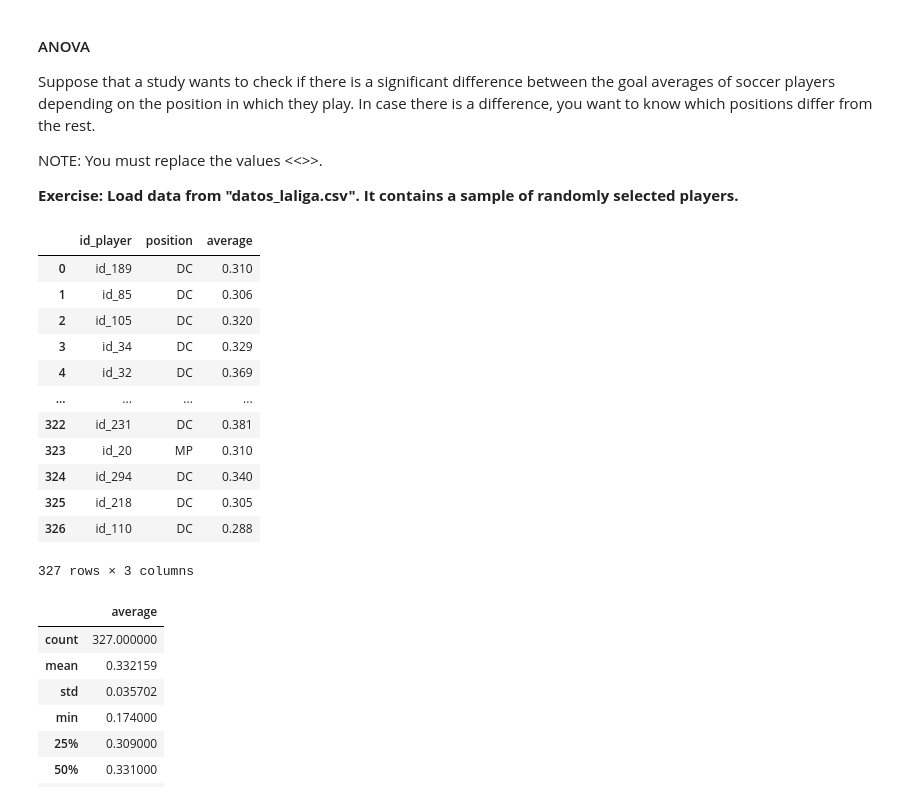
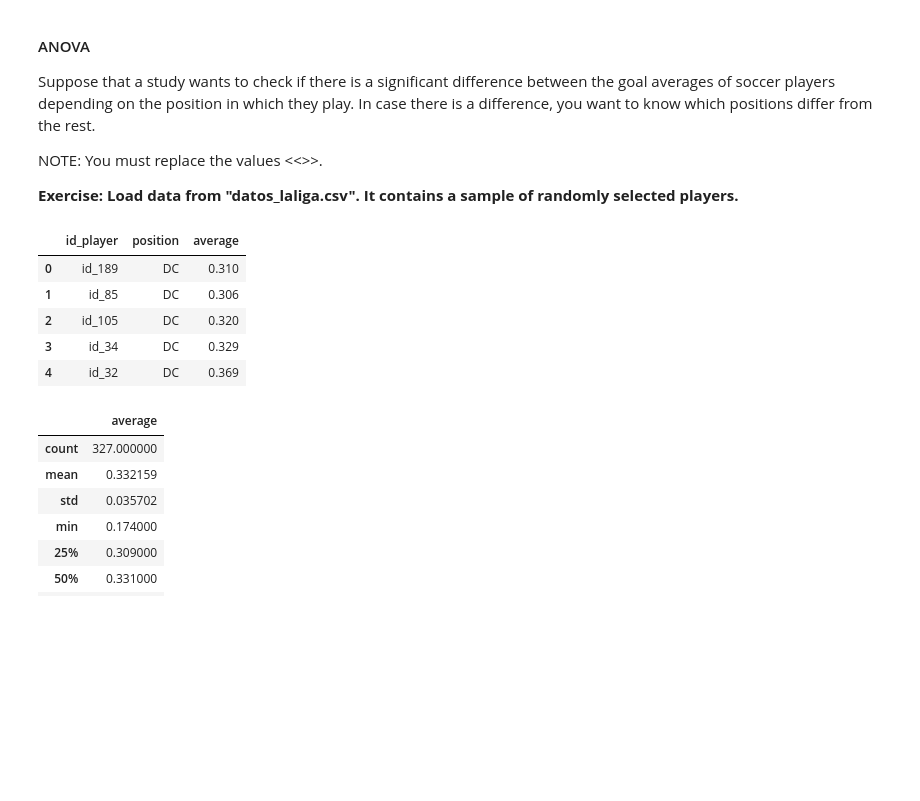
Before and after one commit to easyundercover/hypothesis-testing-exercises-project-with-python, a Jupyter notebook: notebook/problems.ipynb, the cells around one changed output. Cells and saved outputs as stored; diff of their text form; code cells hidden in the pictures; blank space fills up the shorter version.

```diff
--- a/notebook/problems.ipynb
+++ b/notebook/problems.ipynb
@@ -13,21 +13,14 @@ NOTE: You must replace the values <<<FIXME>>>.
 # %%
 import pandas as pd
 my_data = pd.read_csv('assets/datos_laliga.csv')
-my_data
+my_data.head()
 # %% [output]
 |  | id_player | position | average |
 | 0 | id_189 | DC | 0.310 |
 | 1 | id_85 | DC | 0.306 |
 | 2 | id_105 | DC | 0.320 |
 | 3 | id_34 | DC | 0.329 |
 | 4 | id_32 | DC | 0.369 |
-| ... | ... | ... | ... |
-| 322 | id_231 | DC | 0.381 |
-| 323 | id_20 | MP | 0.310 |
-| 324 | id_294 | DC | 0.340 |
-| 325 | id_218 | DC | 0.305 |
-| 326 | id_110 | DC | 0.288 |
-327 rows × 3 columns
 # %%
 my_data.describe()
 # %% [output]
```
Also changed, not shown: parts of 2 cells of this notebook.
